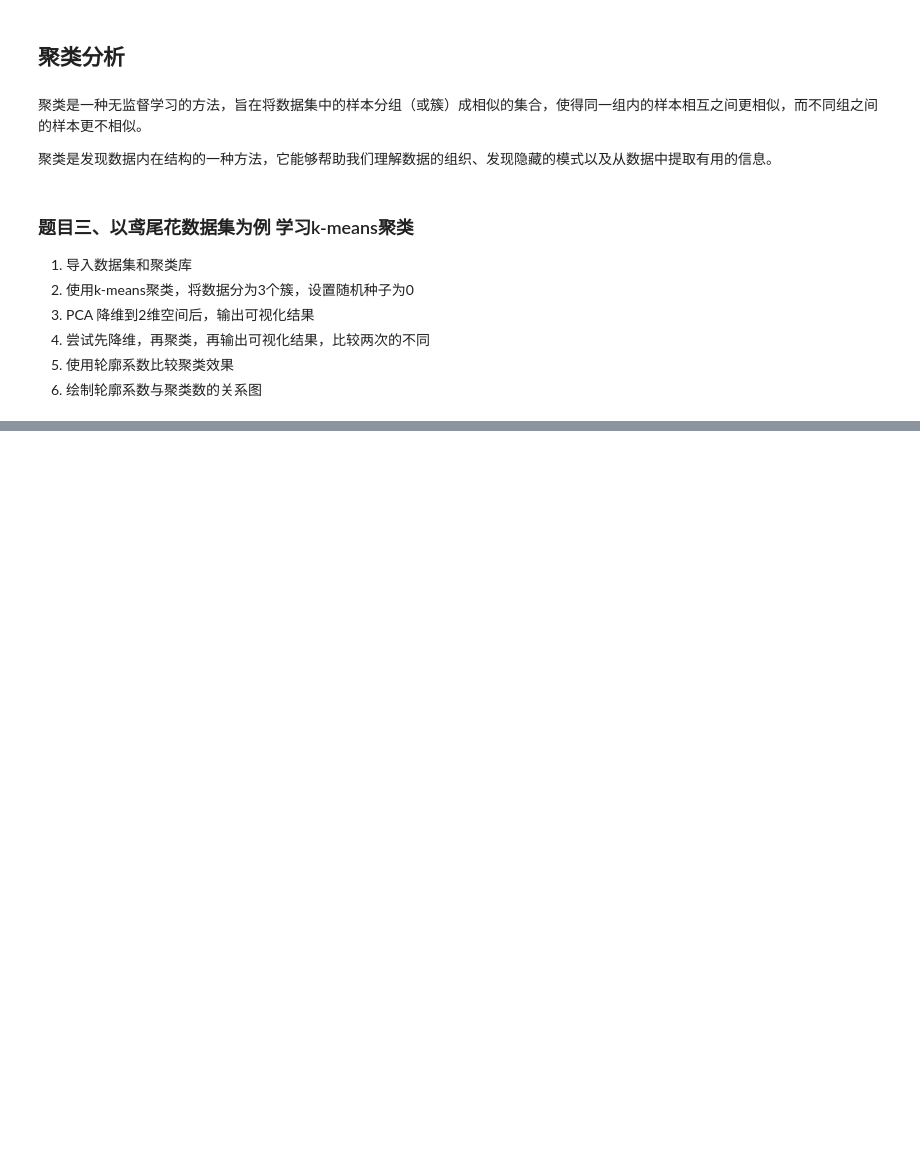
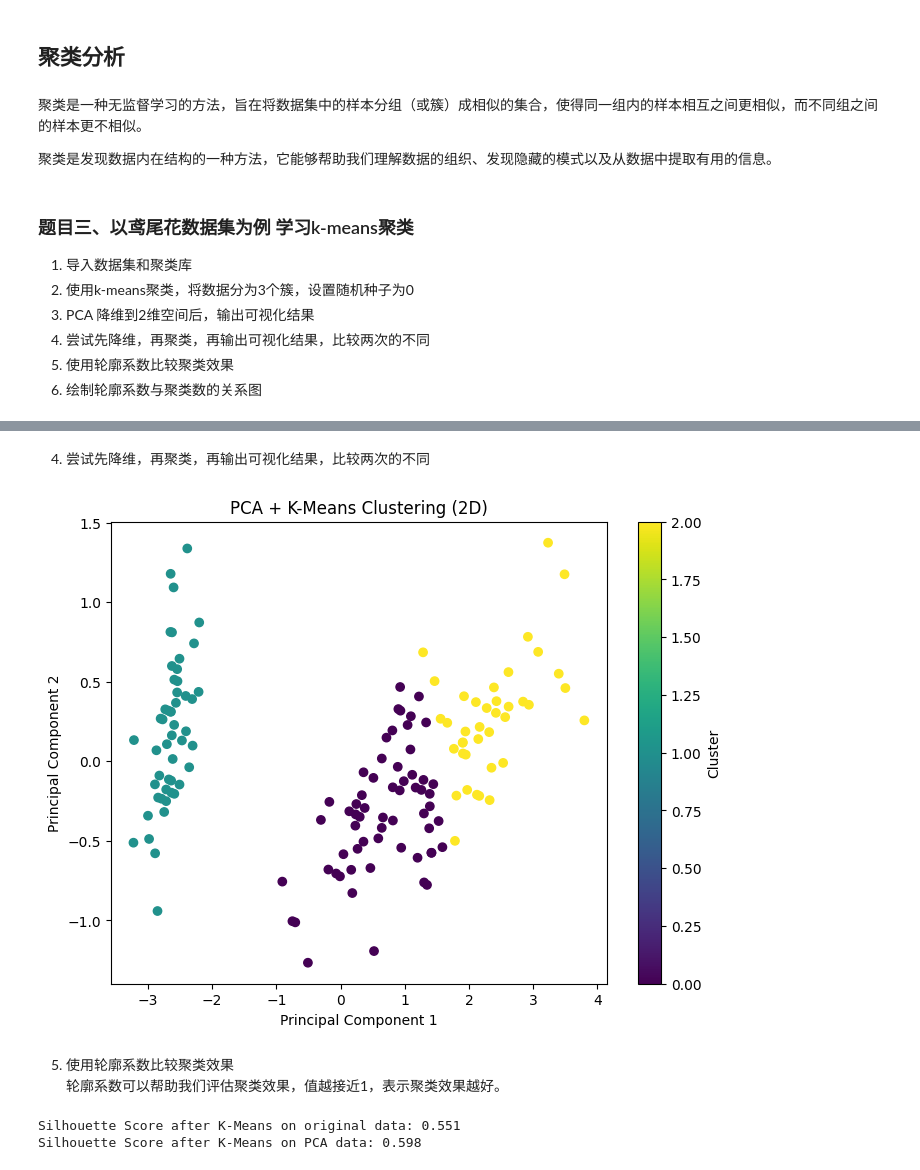
Before and after one commit to xiye615/HomeWork, a Jupyter notebook: Homework10.ipynb, the cells around one changed output, grey strips where cells are left out. Drawn from its saved outputs; the diff is of its cells as text; code cells hidden in the pictures; blank space fills up the shorter version.

```diff
--- a/Homework10.ipynb
+++ b/Homework10.ipynb
@@ -278,0 +248,39 @@ K-means Clustering (Silhouette Score After PCA): 0.5977
+# %% [markdown]
+4. 尝试先降维，再聚类，再输出可视化结果，比较两次的不同
+# %%
+# 使用PCA降维到2维
+pca = PCA(n_components=2)
+X_pca = pca.fit_transform(X)
+
+# 使用K-means聚类
+kmeans = KMeans(n_clusters=3, random_state=0)
+kmeans.fit(X_pca)
+
+# 获取聚类结果
+y_kmeans = kmeans.predict(X_pca)
+
+# 绘制降维后的数据的聚类结果
+plt.figure(figsize=(8, 6))
+plt.scatter(X_pca[:, 0], X_pca[:, 1], c=y_kmeans, cmap='viridis', label='Cluster')
+plt.title('PCA + K-Means Clustering (2D)')
+plt.xlabel('Principal Component 1')
+plt.ylabel('Principal Component 2')
+plt.colorbar(label='Cluster')
+plt.show()
+# %% [output]
+[figure, added]
+# %% [markdown]
+5. 使用轮廓系数比较聚类效果
+轮廓系数可以帮助我们评估聚类效果，值越接近1，表示聚类效果越好。
+# %%
+# 计算原始数据的轮廓系数
+silhouette_score_original = silhouette_score(X, y_kmeans)
+
+# 计算PCA后降维数据的轮廓系数
+silhouette_score_pca = silhouette_score(X_pca_for_clustering, y_kmeans_pca)
+
+print(f"Silhouette Score after K-Means on original data: {silhouette_score_original:.3f}")
+print(f"Silhouette Score after K-Means on PCA data: {silhouette_score_pca:.3f}")
+# %% [output]
+Silhouette Score after K-Means on original data: 0.551
+Silhouette Score after K-Means on PCA data: 0.598
```
Also changed, not shown: parts of 7 cells of this notebook.
